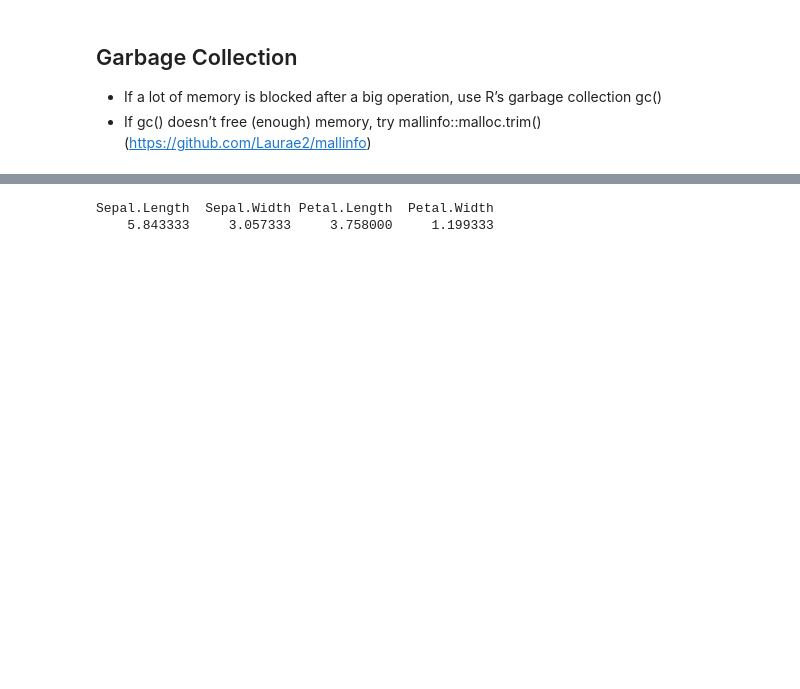
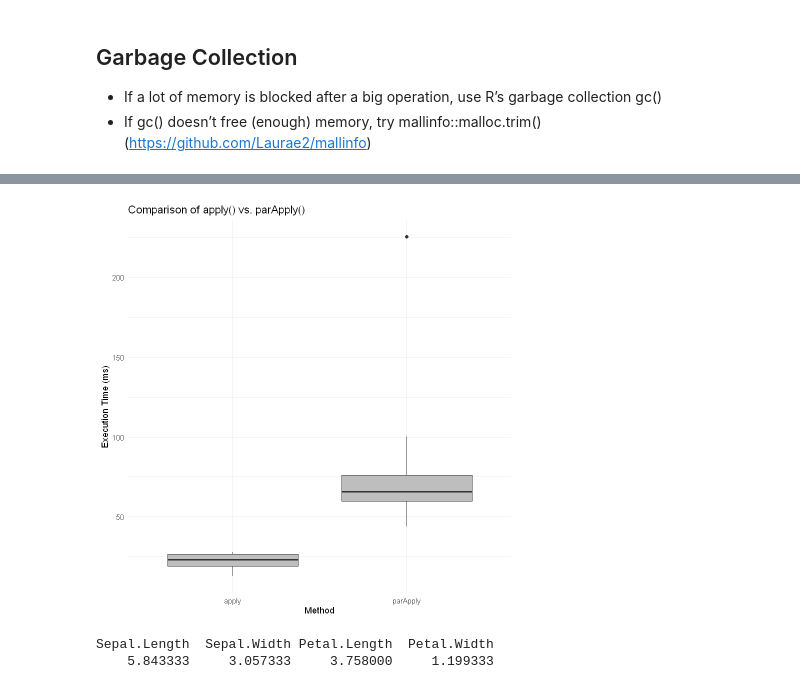
Before and after one commit to jkoubele/coding-week-2025, a Jupyter notebook: efficient_coding_in_r/efficient_coding.ipynb, the cells around one changed output, grey strips where cells are left out. Cells and saved outputs as stored; diff of their text form; code cells hidden in the pictures; blank space fills up the shorter version.

```diff
--- a/efficient_coding_in_r/efficient_coding.ipynb
+++ b/efficient_coding_in_r/efficient_coding.ipynb
@@ -495,0 +417,17 @@ for (i in 1:nrow(mat)) {
+# %%
+large_matrix <- matrix(rnorm(1e6), nrow = 10000, ncol = 100)
+# %%
+library(microbenchmark)
+library(parallel)
+
+# Single-threaded apply
+apply_time <- microbenchmark(apply(large_matrix, 2, mean), times = 10)
+
+# Multi-threaded parApply
+n_cores <- detectCores() # determine number of cores in your machine
+cl <- makeCluster(n_cores)  # create cluster
+parapply_time <- microbenchmark(parApply(cl, large_matrix, 2, mean), times = 10)
+stopCluster(cl) # stop cluster
+
+print(apply_time)
+print(parapply_time)
@@ -496 +445,16 @@ for (i in 1:nrow(mat)) {
+# %%
+library(ggplot2)
+
+times <- data.frame(
+  Method = rep(c("apply", "parApply"), each = 10),
+  Time = c(apply_time$time, parapply_time$time) / 1e6  # Convert to milliseconds
+)
+
+ggplot(times, aes(x = Method, y = Time)) +
+  geom_boxplot(fill = "grey") +
+  theme_minimal() +
+  labs(y = "Execution Time (ms)", title = "Comparison of apply() vs. parApply()") +
+  theme(legend.position = "none")
+# %% [output]
+[figure, added]
 # %%
```
Also changed, not shown: parts of 44 cells of this notebook.
